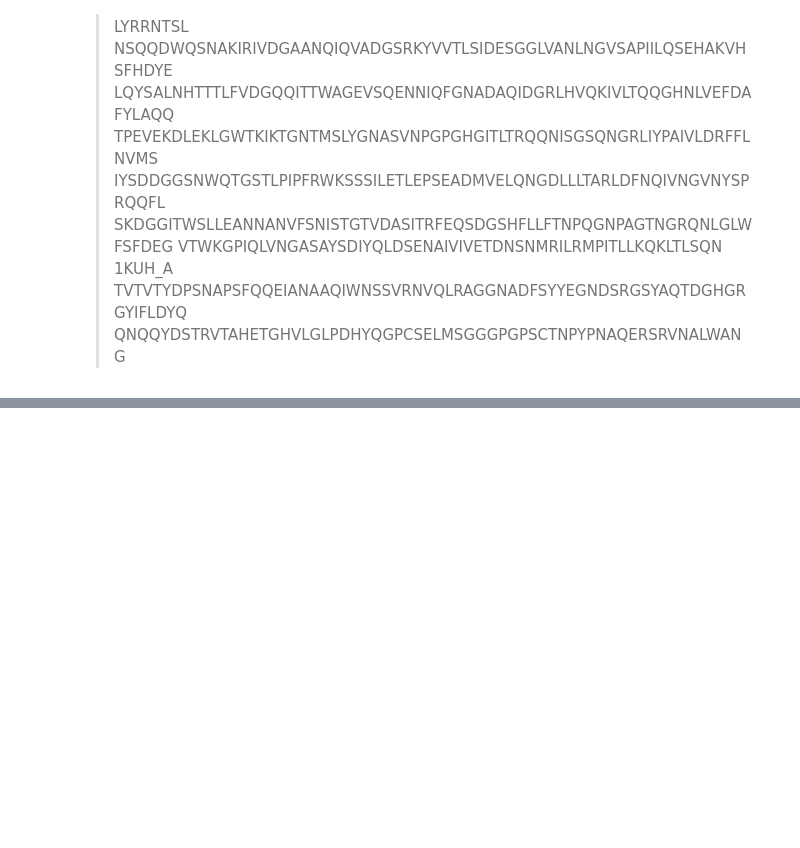
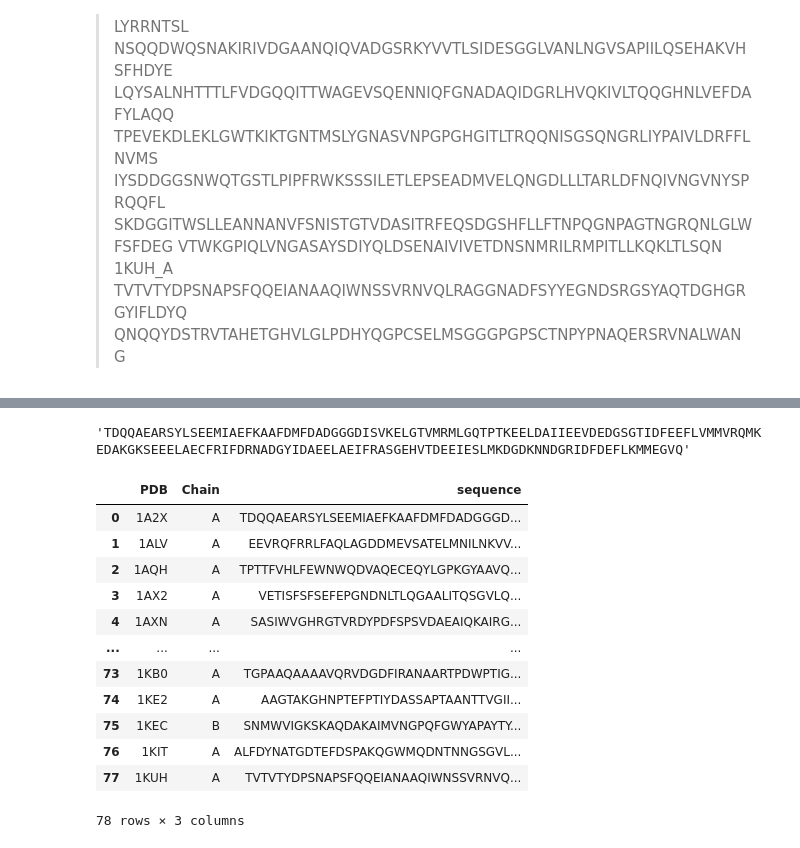
Before and after one commit to tonyreina/zincbind2, a Jupyter notebook: Calcium_binding.ipynb, the cells around one changed output, grey strips where cells are left out. Drawn from its saved outputs; the diff is of its cells as text; code cells hidden in the pictures; blank space fills up the shorter version.

Commit message:
Adding fetch to atomium for calcium

```diff
--- a/Calcium_binding.ipynb
+++ b/Calcium_binding.ipynb
@@ -712,0 +717,2 @@ QNQQYDSTRVTAHETGHVLGLPDHYQGPCSELMSGGGPGPSCTNPYPNAQERSRVNALWANG
+# %%
+df = pd.read_csv("pdb_ca.csv", header=None, names=["PDB", "Chain"])
@@ -712,0 +737,27 @@ QNQQYDSTRVTAHETGHVLGLPDHYQGPCSELMSGGGPGPSCTNPYPNAQERSRVNALWANG
+# %%
+def get_pdb(pdb_name, chain_name):
+
+    pdb = atomium.fetch(pdb_name)
+    return pdb.model.chain(chain_name).sequence
+# %%
+get_pdb(df["PDB"].iloc[0], df["Chain"].iloc[0])
+# %% [output]
+'TDQQAEARSYLSEEMIAEFKAAFDMFDADGGGDISVKELGTVMRMLGQTPTKEELDAIIEEVDEDGSGTIDFEEFLVMMVRQMKEDAKGKSEEELAECFRIFDRNADGYIDAEELAEIFRASGEHVTDEEIESLMKDGDKNNDGRIDFDEFLKMMEGVQ'
+# %%
+df["sequence"] = df.apply(lambda x: get_pdb(x.PDB, x.Chain), axis=1)
+# %%
+df
+# %% [output]
+|  | PDB | Chain | sequence |
+| 0 | 1A2X | A | TDQQAEARSYLSEEMIAEFKAAFDMFDADGGGD... |
+| 1 | 1ALV | A | EEVRQFRRLFAQLAGDDMEVSATELMNILNKVV... |
+| 2 | 1AQH | A | TPTTFVHLFEWNWQDVAQECEQYLGPKGYAAVQ... |
+| 3 | 1AX2 | A | VETISFSFSEFEPGNDNLTLQGAALITQSGVLQ... |
+| 4 | 1AXN | A | SASIWVGHRGTVRDYPDFSPSVDAEAIQKAIRG... |
+| ... | ... | ... | ... |
+| 73 | 1KB0 | A | TGPAAQAAAAVQRVDGDFIRANAARTPDWPTIG... |
+| 74 | 1KE2 | A | AAGTAKGHNPTEFPTIYDASSAPTAANTTVGII... |
+| 75 | 1KEC | B | SNMWVIGKSKAQDAKAIMVNGPQFGWYAPAYTY... |
+| 76 | 1KIT | A | ALFDYNATGDTEFDSPAKQGWMQDNTNNGSGVL... |
+| 77 | 1KUH | A | TVTVTYDPSNAPSFQQEIANAAQIWNSSVRNVQ... |
+78 rows × 3 columns
```
Also changed, not shown: parts of 4 cells of this notebook.
